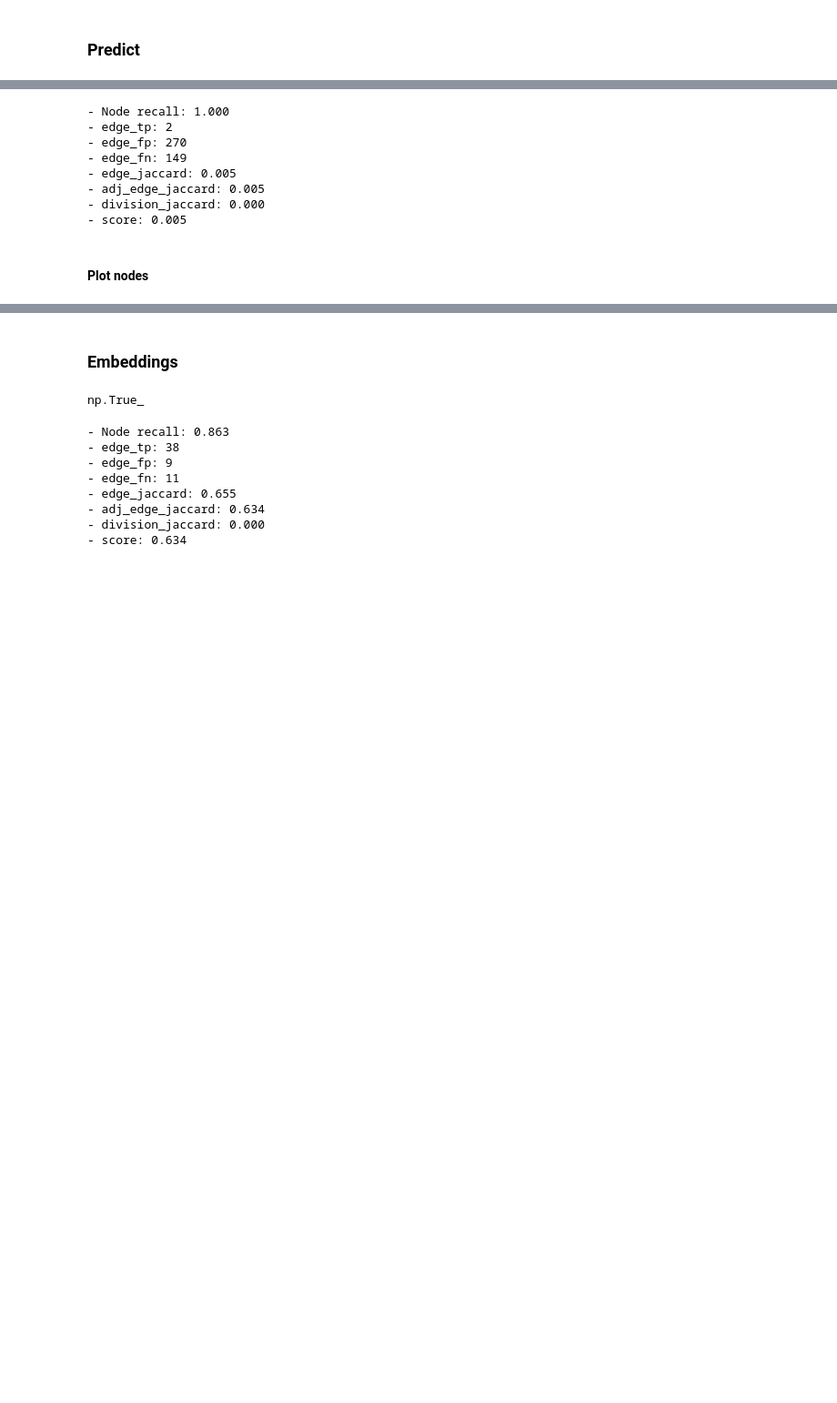
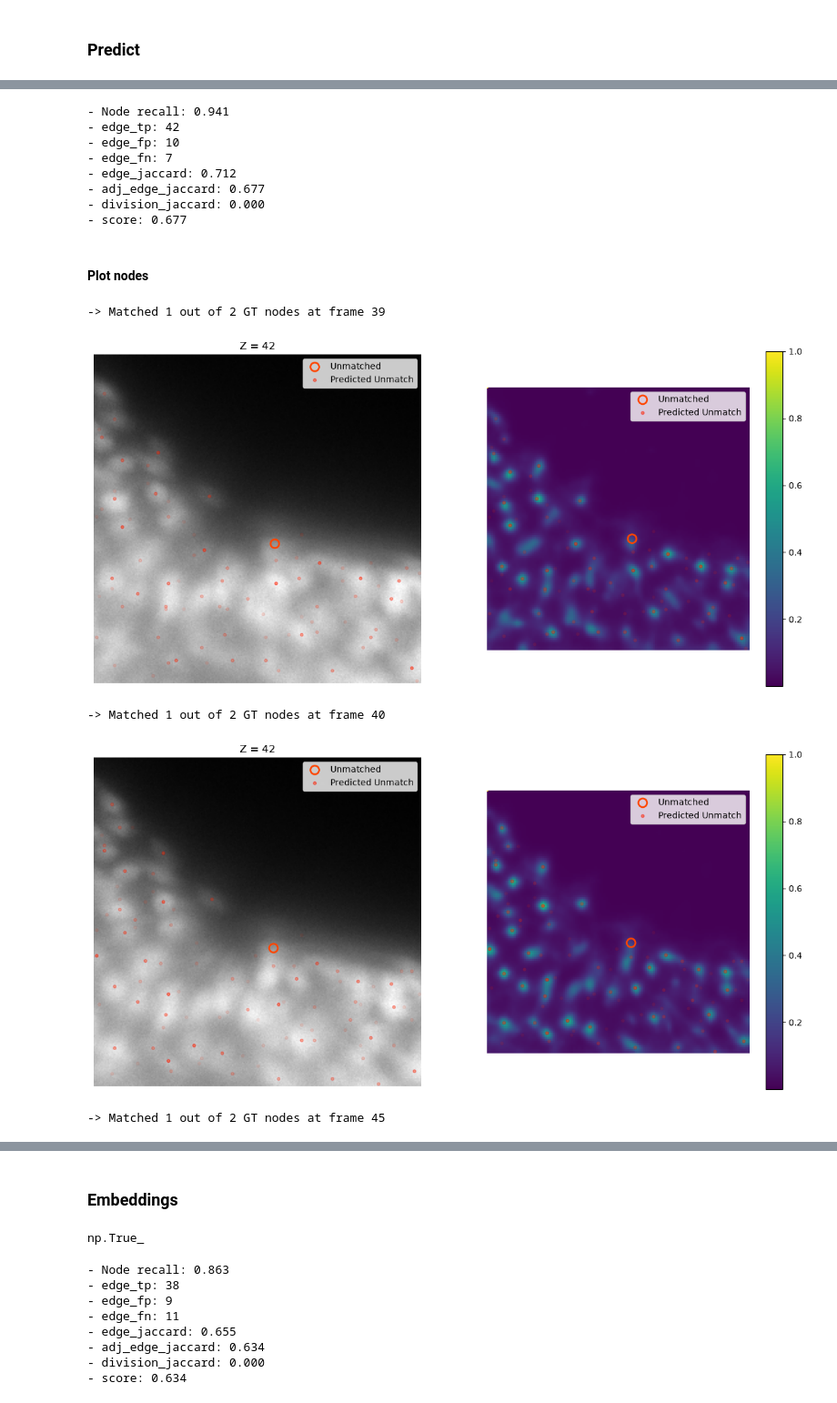
Before and after one commit to TheoViel/kaggle_biohub_cell_tracking, a Jupyter notebook: notebooks/TrackingInf.ipynb, the cells around one changed output, grey strips where cells are left out. Shown at 91% size. Saved outputs shown, nothing was run; the diff lists cells and outputs as text; code cells hidden in the pictures; blank space fills up the shorter version.

```diff
--- a/notebooks/TrackingInf.ipynb
+++ b/notebooks/TrackingInf.ipynb
@@ -58,6 +60,9 @@ LOG_FOLDER = "../logs/2026-08-31/33/"  # Synthetic Pre
 LOG_FOLDER = "../logs/2026-08-31/40/"  # Synthetic Pre + PL
 LOG_FOLDER = "../logs/2026-09-02/9/"  # Synthetic Pre + PL & Pre - BEST
 LOG_FOLDER = "../logs/2026-09-09/2/"  # upscale
+
+LOG_FOLDER = "../logs/2026-09-15/0/"  # upscale
+
 FOLD = 0
 # %%
 cfg = Config(json.load(open(LOG_FOLDER + "args.json", "r")))
@@ -112,7 +129,7 @@ HARD_FOLD_1 = [
     "6bba_3db54e20", # 0.58
 ]
 # %%
-sample_name = "44b6_0db75fae"
+sample_name = "44b6_0b24845f"
 # %%
 df = pd.read_csv(f"../input/metadata.csv")
 n_total = df[df['sample_name'] == sample_name]["estimated_number_of_nodes"].values[0]
@@ -135,7 +152,7 @@ class PredictConfig:
 
     # --- Nodes ---
     nms = "greedy"
-    nms_radius_um = 5.0
+    nms_radius_um = 6.0
     det_threshold = 0.4
     pool_kernel_um = 7.0
     edge_activation = "softmax"
@@ -190,14 +207,14 @@ for k in ["edge_tp", "edge_fp", "edge_fn"]:
 for k in ["edge_jaccard", "adj_edge_jaccard", "division_jaccard", "score"]:
     print(f"- {k}: {metrics[k]:.3f}")
 # %% [output]
-- Node recall: 1.000
-- edge_tp: 2
-- edge_fp: 270
-- edge_fn: 149
-- edge_jaccard: 0.005
-- adj_edge_jaccard: 0.005
+- Node recall: 0.941
+- edge_tp: 42
+- edge_fp: 10
+- edge_fn: 7
+- edge_jaccard: 0.712
+- adj_edge_jaccard: 0.677
 - division_jaccard: 0.000
-- score: 0.005
+- score: 0.677
 # %%
 # os.makedirs(f"../output/predictions/{exp_name}", exist_ok=True)
 # output_path = f"../output/predictions/{exp_name}/{sample_name}.geff"
@@ -256,39 +273,45 @@ for frame in gt_["t"].unique():
 
     print(f'-> Matched {len(pairs)} out of {len(gt)} GT nodes at frame {frame}')
 
-    tol = 5
+    tol = 7
 
-    import tifffile
-    tifffile.imwrite(
-        f"../output/{sample_name}_{frame}.tiff",
-        img,
-        photometric="minisblack",
-    )
+    # import tifffile
+    # tifffile.imwrite(
+    #     f"../output/{sample_name}_{frame}.tiff",
+    #     img,
+    #     photometric="minisblack",
+    # )
 
     for i in ids:
         for d in [0]:
             plt.figure(figsize=(15, 7))
             plt.subplot(1, 2, 1)
             plt.title(f"Z = {i + d}")
             plt.imshow(img[i + d], cmap="gray")
             plt.axis("off")
             # break
             scatter_plot_center_preds(preds, matched_gt, unmatched_gt, frame=i + d, tol=tol)
             plt.subplot(1, 2, 2)
 
             det_logits_ = det_logits[frame][0].squeeze()[(i + d)].sigmoid()
             det_logits_ = torch.nn.functional.interpolate(
                 det_logits_.unsqueeze(0).unsqueeze(0), size=(img.shape[1], img.shape[2]), mode="nearest"
             ).squeeze().numpy()
             # det_logits_ = np.where(det_logits_ > PredictConfig.det_threshold, det_logits_, 0)
             det_logits_[0, 0] = 1
             plt.imshow(det_logits_)
             plt.colorbar()
             scatter_plot_center_preds(preds, matched_gt, unmatched_gt, frame=i + d, tol=tol)
             plt.axis("off")
             plt.show()
             n_plot += 1
     # break
 
     if n_plot > 10:
         break
+# %% [output]
+-> Matched 1 out of 2 GT nodes at frame 39
+[figure, added]
+-> Matched 1 out of 2 GT nodes at frame 40
+[figure, added]
+-> Matched 1 out of 2 GT nodes at frame 45
```
Also changed, not shown: parts of 5 cells of this notebook, 51 other files.
